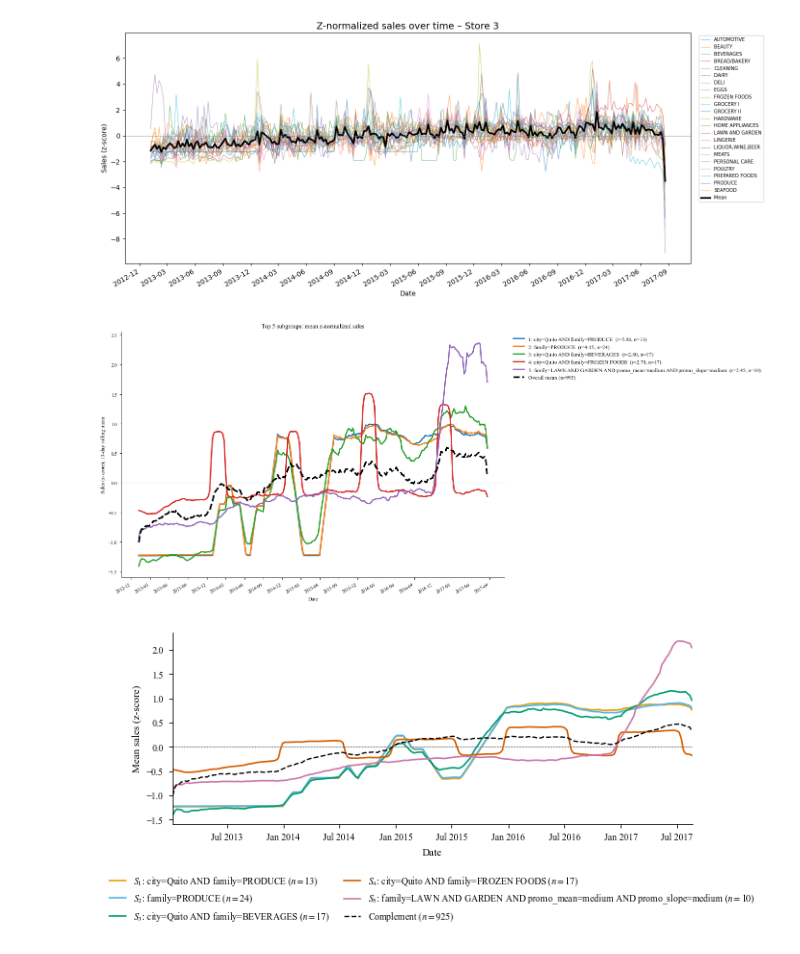
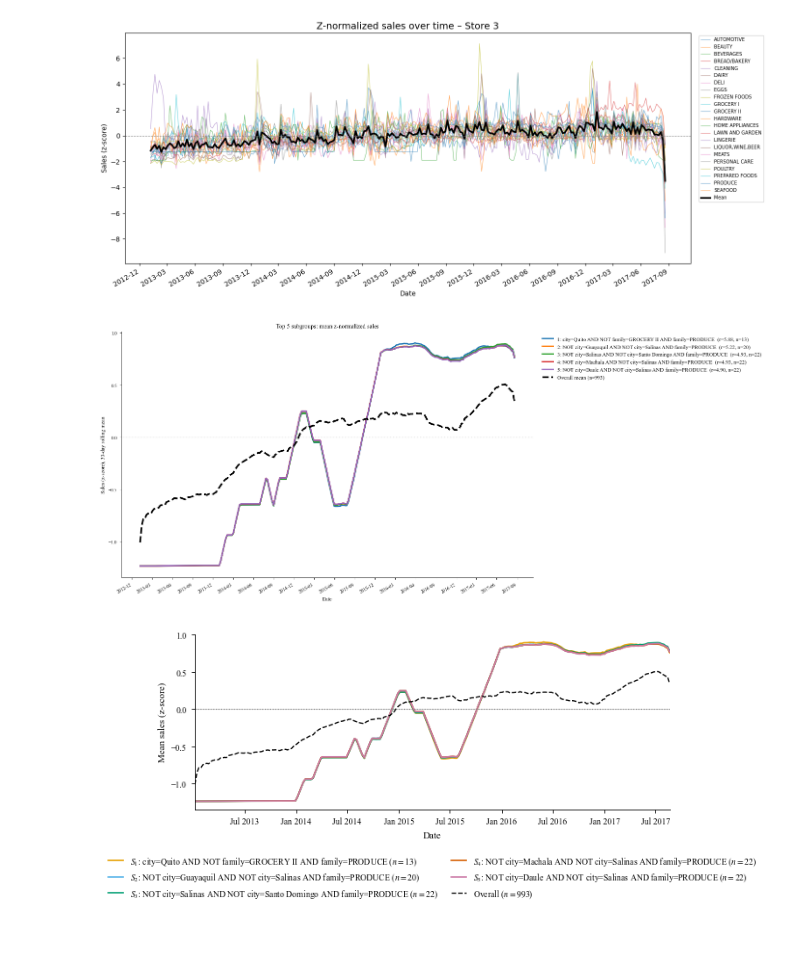
Before and after one commit to MuhammadIbneRafiq/you-only-search-up, a Jupyter notebook: stores_test.ipynb, the cells around one changed output. Cells and saved outputs as stored; diff of their text form; code cells hidden in the pictures.

```diff
--- a/stores_test.ipynb
+++ b/stores_test.ipynb
@@ -300,7 +300,8 @@ Candidate 2: r = 5.216, n = 20, NOT city=Guayaquil AND NOT city=Salinas AND fami
 coverage = Coverage(MIN_COV)
 D = cdist(Y, Y)
 lift = Lift(D, MIN_COV)
-pval = PermutationPValue(D, MIN_COV, R=999)
+quality = RankBiserial(Y, MIN_COV)
+pval = PermutationPValue(quality, R=999)
 
 rows = []
 for i, (desc_i, phi_i, m_i) in enumerate(top_beam, 1):
@@ -451,9 +452,9 @@ def plot_k_subgroups(Y, meta, beam, names, k=5, smooth=30, baseline='overall'):
     plt.show()
 
 
-plot_k_subgroups(Y, meta, top_beam, names, k=5, smooth=10)
+plot_k_subgroups(Y, meta, top_bus, names, k=5, smooth=30)
 # %% [output]
-[figure, old version]
+[figure, new version]
 # %%
 colors = ['#E69F00', '#56B4E9', '#009E73', '#D55E00', '#CC79A7', '#0072B2', '#F0E442']
 SINGLE_COL, DOUBLE_COL = 3.5, 7.0
@@ -478,32 +479,32 @@ def plot_subgroups_nice(Y, meta, beam, names, k=5, smooth=30, baseline='overall'
     if baseline == 'rest':
         base = Y.drop(select_series(Y, meta, union_mask).index)
         base_label = f'Complement ($n={len(base)}$)'
     else:
         base = Y
         base_label = f'Overall ($n={len(base)}$)'
 
     ax.plot(dates, prep(base.mean(axis=0)).values, color='black',
             linestyle='--', linewidth=1.0, label=base_label)
 
     ax.axhline(0, color='0.75', linewidth=0.5, zorder=0)
     ax.axhline(0, color='grey', linestyle=':', linewidth=0.8)
     ax.set_xlabel('Date')
     ax.set_ylabel('Mean sales (z-score)')
     ax.xaxis.set_major_locator(mdates.MonthLocator(bymonth=[1, 7]))
     ax.xaxis.set_major_formatter(mdates.DateFormatter('%b %Y'))
     ax.margins(x=0)
 
     ax.legend(loc='upper center', bbox_to_anchor=(0.5, -0.22), ncol=2,
               handlelength=1.8, columnspacing=1.5)
 
     if savepath:
         fig.savefig(savepath)
     plt.show()
 
 
 
-plot_subgroups_nice(Y, meta, top_beam, names, k=5, smooth=30,
+plot_subgroups_nice(Y, meta, top_bus, names, k=5, smooth=30,
                      #savepath='top5_subgroups.pdf'
                      )
 # %% [output]
-[figure, old version]
+[figure, new version]
```
Also changed, not shown: 1 other file.
